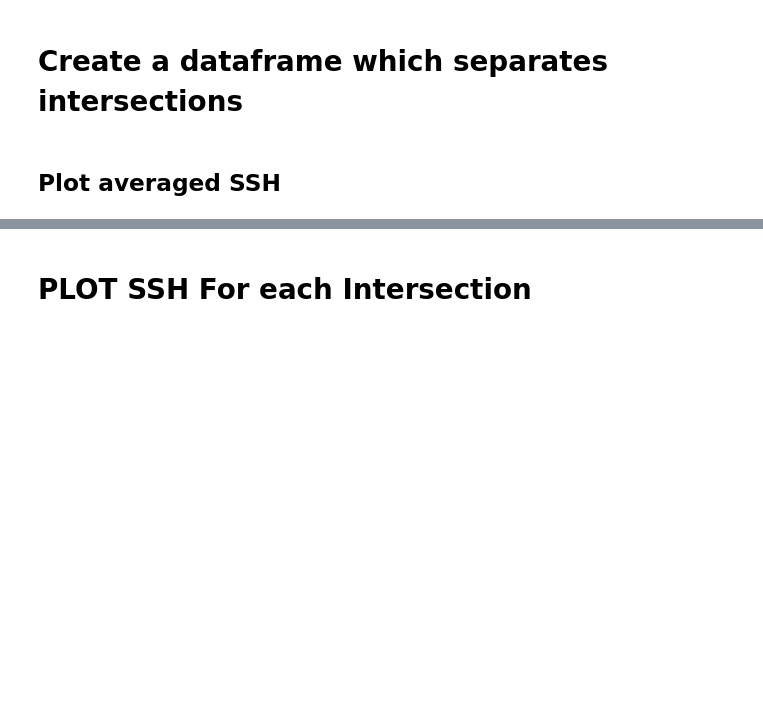
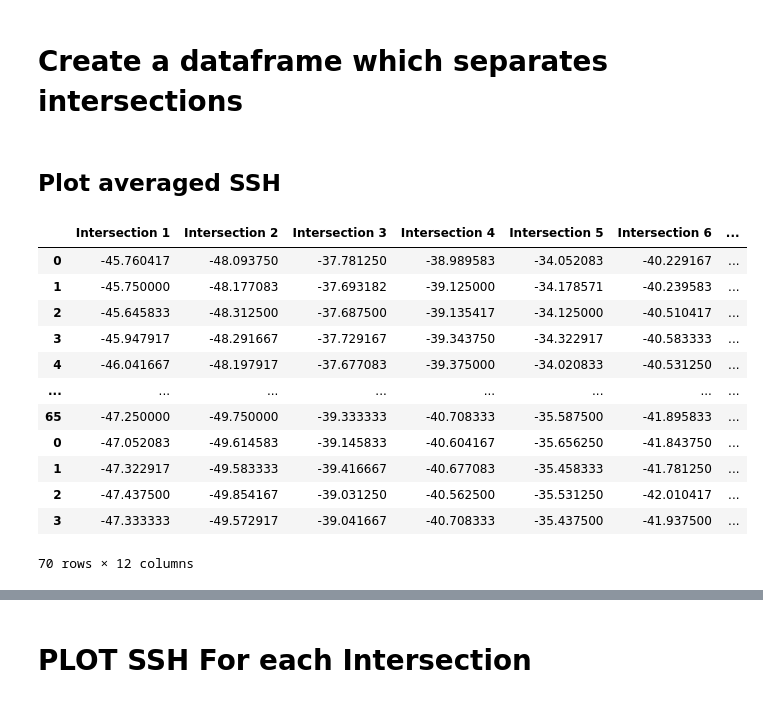
Before and after one commit to M-Gjerde/VGIS8, a Jupyter notebook: jason_3_rf.ipynb, the cells around one changed output, grey strips where cells are left out. Saved outputs shown, nothing was run; the diff lists cells and outputs as text; code cells hidden in the pictures; blank space fills up the shorter version.

```diff
--- a/jason_3_rf.ipynb
+++ b/jason_3_rf.ipynb
@@ -259,3 +294,20 @@ dfinter["satellite"] = "jason-3"
+# %%
+vertical_stack = pd.concat([dfinter, dfsentinel], axis=0)
+vertical_stack.head(70)
+# %% [output]
+|  | Intersection 1 | Intersection 2 | Intersection 3 | Intersection 4 | Intersection 5 | Intersection 6 | ... |
+| 0 | -45.760417 | -48.093750 | -37.781250 | -38.989583 | -34.052083 | -40.229167 | ... |
+| 1 | -45.750000 | -48.177083 | -37.693182 | -39.125000 | -34.178571 | -40.239583 | ... |
+| 2 | -45.645833 | -48.312500 | -37.687500 | -39.135417 | -34.125000 | -40.510417 | ... |
+| 3 | -45.947917 | -48.291667 | -37.729167 | -39.343750 | -34.322917 | -40.583333 | ... |
+| 4 | -46.041667 | -48.197917 | -37.677083 | -39.375000 | -34.020833 | -40.531250 | ... |
+| ... | ... | ... | ... | ... | ... | ... | ... |
+| 65 | -47.250000 | -49.750000 | -39.333333 | -40.708333 | -35.587500 | -41.895833 | ... |
+| 0 | -47.052083 | -49.614583 | -39.145833 | -40.604167 | -35.656250 | -41.843750 | ... |
+| 1 | -47.322917 | -49.583333 | -39.416667 | -40.677083 | -35.458333 | -41.781250 | ... |
+| 2 | -47.437500 | -49.854167 | -39.031250 | -40.562500 | -35.531250 | -42.010417 | ... |
+| 3 | -47.333333 | -49.572917 | -39.041667 | -40.708333 | -35.437500 | -41.937500 | ... |
+70 rows × 12 columns
 # %%
 offset = 7
 
```
Also changed, not shown: parts of 42 cells of this notebook, 2 other files.
